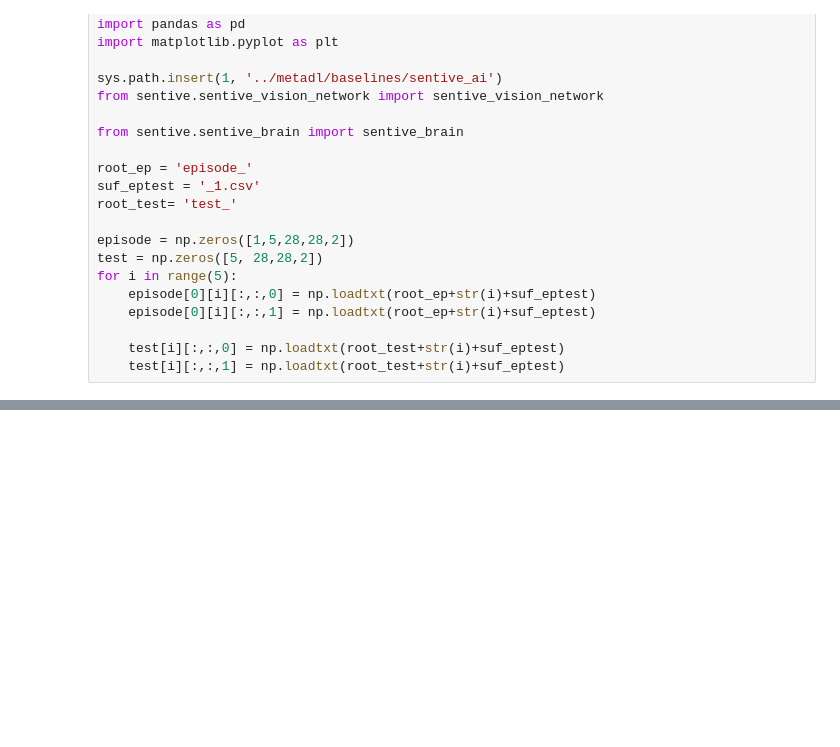
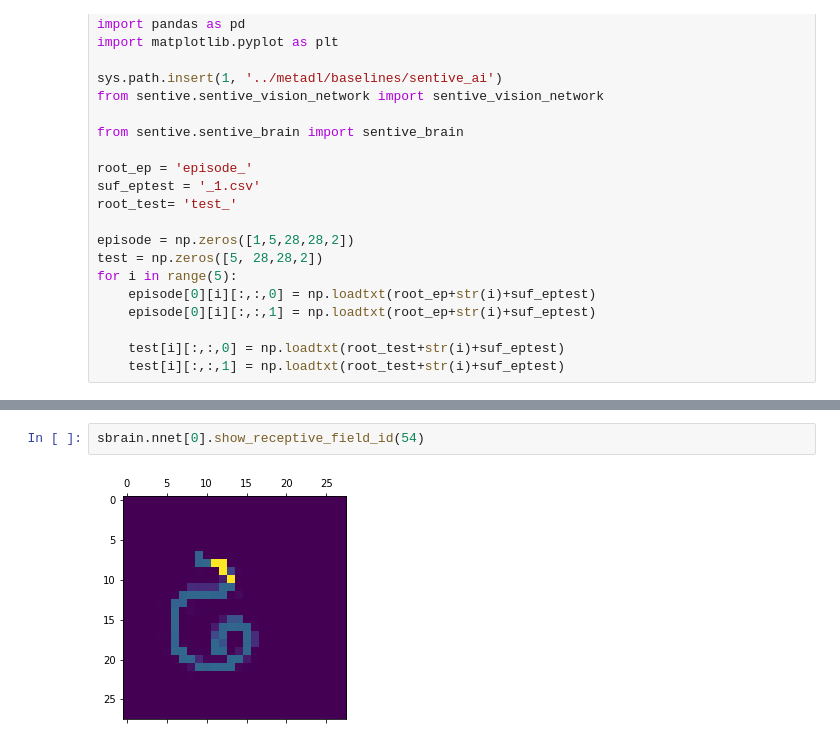
Before and after one commit to oliviermanette/Sentive-One-Shot-Learning-Omniglot, a Jupyter notebook: sandbox metadl/projet article can dynamic neural network improve few shot learning.ipynb, the cells around one changed output, grey strips where cells are left out. Cells and saved outputs as stored; diff of their text form; blank space fills up the shorter version.

```diff
--- a/sandbox metadl/projet article can dynamic neural network improve few shot learning.ipynb
+++ b/sandbox metadl/projet article can dynamic neural network improve few shot learning.ipynb
@@ -38,0 +127,4 @@ sbrain.nnet[0].show_nrn_path_by_id(97)
+# %%
+sbrain.nnet[0].show_receptive_field_id(54)
+# %% [output]
+[figure, added]
```
Also changed, not shown: parts of 9 cells of this notebook, 3 other files.
